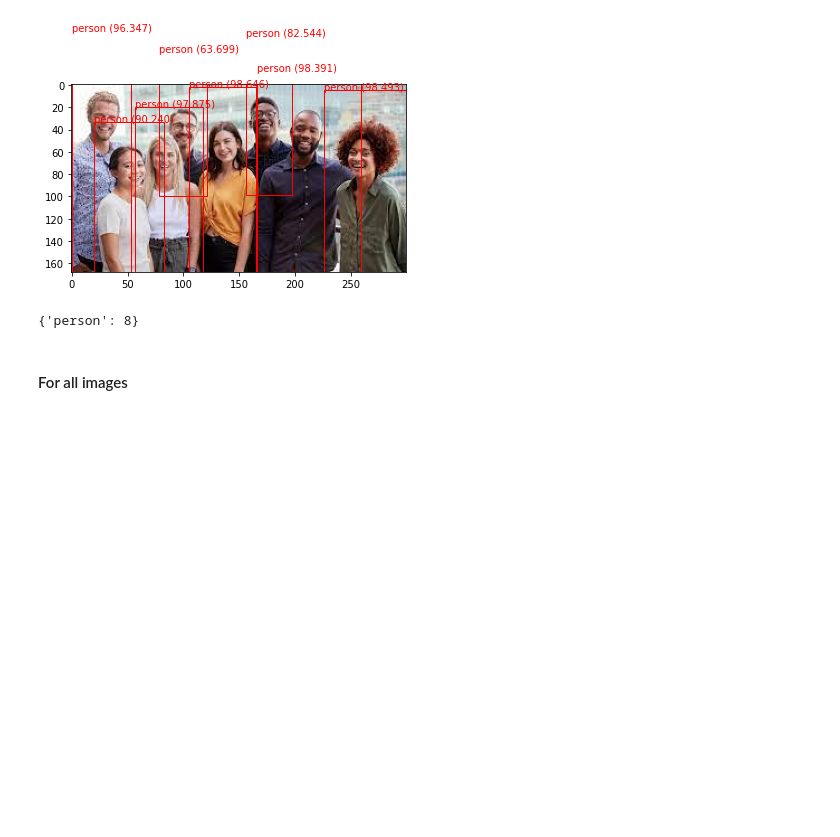
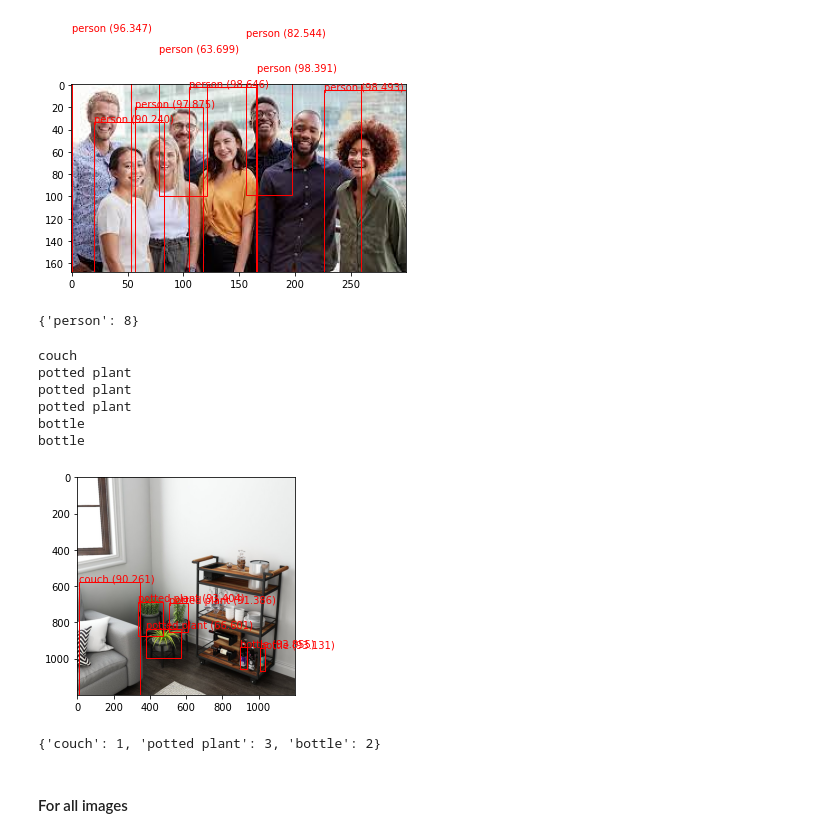
Before and after one commit to Shashank9928/Yolo-Object-Detection, a Jupyter notebook: YOLO-Pre-trained/Object-Detection-Yolo-Trained-Model.ipynb, the cells around one changed output. Drawn from its saved outputs; the diff is of its cells as text; code cells hidden in the pictures; blank space fills up the shorter version.

```diff
--- a/YOLO-Pre-trained/Object-Detection-Yolo-Trained-Model.ipynb
+++ b/YOLO-Pre-trained/Object-Detection-Yolo-Trained-Model.ipynb
@@ -287,6 +287,17 @@ person
 person
 [figure]
 {'person': 8}
+# %%
+detect_objects('images/houseofobjects.in-20210527-0001.jpg')
+# %% [output]
+couch
+potted plant
+potted plant
+potted plant
+bottle
+bottle
+[figure, added]
+{'couch': 1, 'potted plant': 3, 'bottle': 2}
 # %% [markdown]
 #### For all images
 # %%
```
Also changed, not shown: parts of 1 cell of this notebook, 1 other file.
